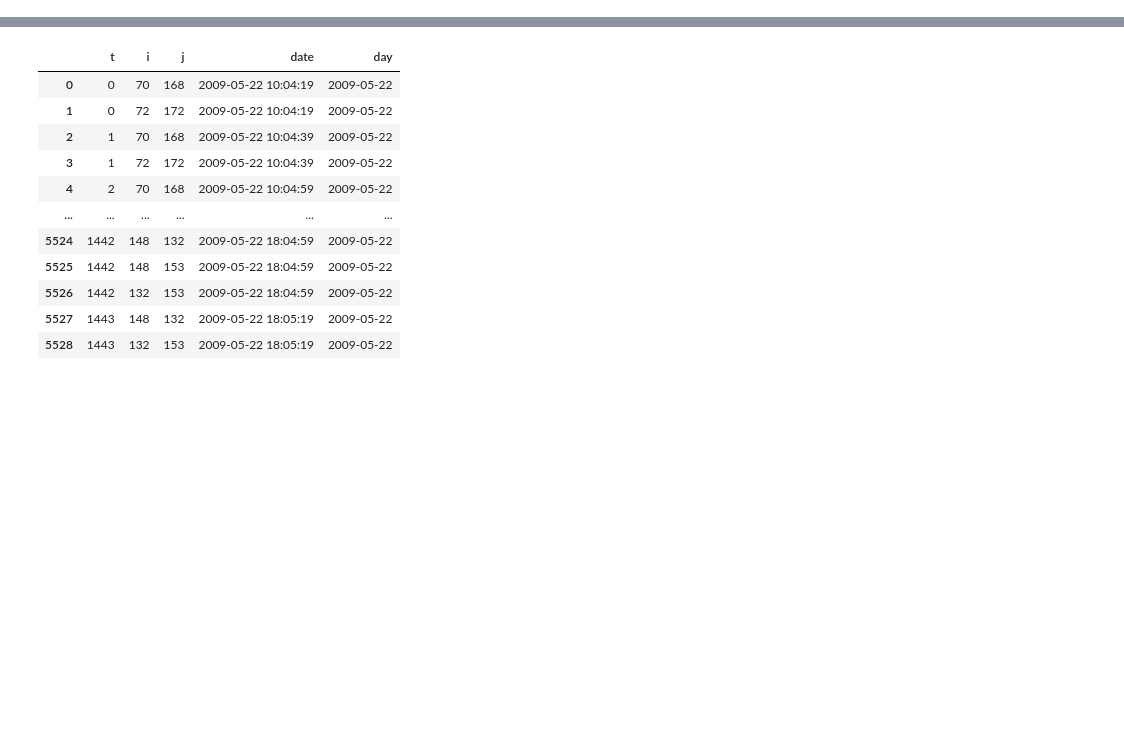
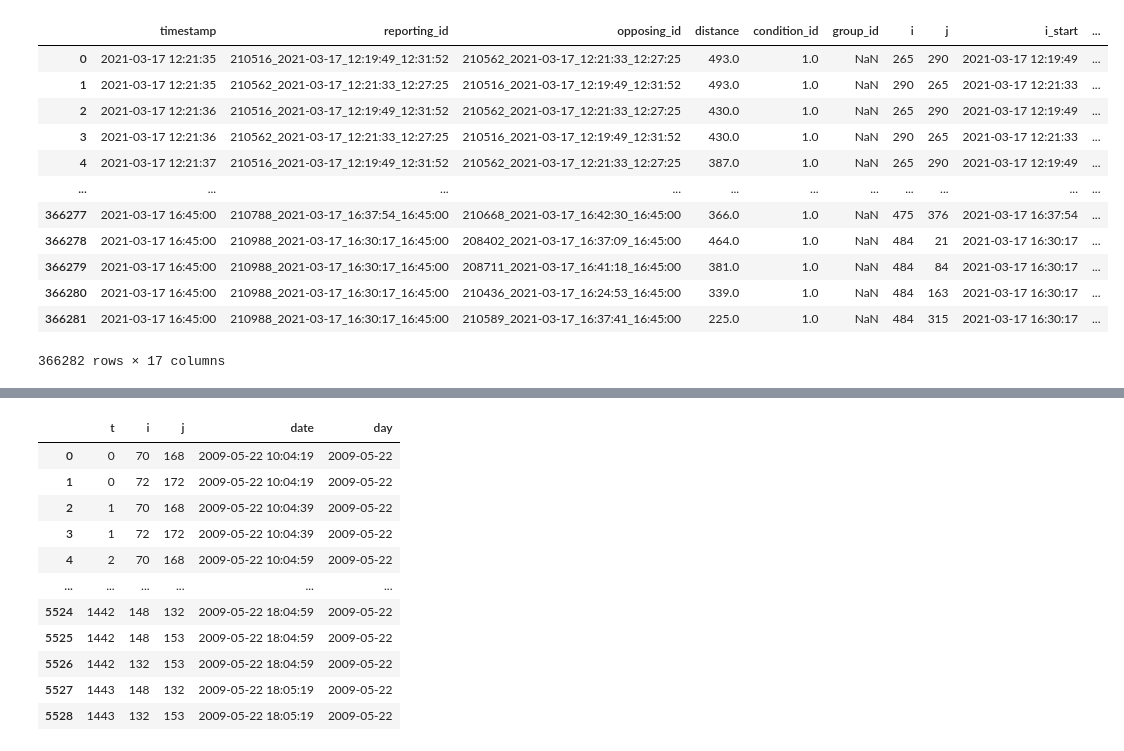
Before and after one commit to JurijSchoenfeld/Traf2Net, a Jupyter notebook: VF_data_handling.ipynb, the cells around one changed output, grey strips where cells are left out. Saved outputs shown, nothing was run; the diff lists cells and outputs as text; code cells hidden in the pictures; blank space fills up the shorter version.

```diff
--- a/VF_data_handling.ipynb
+++ b/VF_data_handling.ipynb
@@ -6,0 +23,53 @@ df = pyreadr.read_r('./data_eval/data-shared/20210317_processed.RDS')[None]
+# %%
+df = pyreadr.read_r('./data_eval/data-shared/20210317_processed.RDS')[None]
+
+# Get unique nodes
+unique_nodes = np.unique(df[['reporting_id', 'opposing_id']].values.flatten())
+inds = np.arange(0, len(unique_nodes), 1)
+
+# Get index like node names
+node_int_dict = dict(zip(unique_nodes, inds))
+
+# Map nodes to index
+df['i'] = df.reporting_id.map(node_int_dict)
+df['j'] = df.opposing_id.map(node_int_dict)
+
+# Extract start and end times from reporting_id and opposing_id
+df[['i_date', 'i_start', 'i_end']] = df['reporting_id'].str.split('_', expand=True).iloc[:, [1, 2, 3]]
+df[['j_date', 'j_start', 'j_end']] = df['opposing_id'].str.split('_', expand=True).iloc[:, [1, 2, 3]]
+
+# Combine date with start and end times
+df['i_start'] = pd.to_datetime(df['i_date'] + ' ' + df['i_start'])
+df['i_end'] = pd.to_datetime(df['i_date'] + ' ' + df['i_end'])
+df['j_start'] = pd.to_datetime(df['j_date'] + ' ' + df['j_start'])
+df['j_end'] = pd.to_datetime(df['j_date'] + ' ' + df['j_end'])
+
+# Drop intermediate date columns
+df.drop(['i_date', 'j_date'], axis=1, inplace=True)
+
+# Find the minimum timestamp
+min_timestamp = df[['i_start', 'i_end', 'j_start', 'j_end', 'timestamp']].min().min()
+
+# Normalize temporal columns to seconds since the smallest occurred time
+df['i_start_seconds'] = (df['i_start'] - min_timestamp).dt.total_seconds().astype('int')
+df['i_end_seconds'] = (df['i_end'] - min_timestamp).dt.total_seconds().astype('int')
+df['j_start_seconds'] = (df['j_start'] - min_timestamp).dt.total_seconds().astype('int')
+df['j_end_seconds'] = (df['j_end'] - min_timestamp).dt.total_seconds().astype('int')
+df['t'] = (df['timestamp'] - min_timestamp).dt.total_seconds().astype('int')
+
+# Display the resulting DataFrame
+df
+# %% [output]
+|  | timestamp | reporting_id | opposing_id | distance | condition_id | group_id | i | j | i_start | ... |
+| 0 | 2021-03-17 12:21:35 | 210516_2021-03-17_12:19:49_12:31:52 | 210562_2021-03-17_12:21:33_12:27:25 | 493.0 | 1.0 | NaN | 265 | 290 | 2021-03-17 12:19:49 | ... |
+| 1 | 2021-03-17 12:21:35 | 210562_2021-03-17_12:21:33_12:27:25 | 210516_2021-03-17_12:19:49_12:31:52 | 493.0 | 1.0 | NaN | 290 | 265 | 2021-03-17 12:21:33 | ... |
+| 2 | 2021-03-17 12:21:36 | 210516_2021-03-17_12:19:49_12:31:52 | 210562_2021-03-17_12:21:33_12:27:25 | 430.0 | 1.0 | NaN | 265 | 290 | 2021-03-17 12:19:49 | ... |
+| 3 | 2021-03-17 12:21:36 | 210562_2021-03-17_12:21:33_12:27:25 | 210516_2021-03-17_12:19:49_12:31:52 | 430.0 | 1.0 | NaN | 290 | 265 | 2021-03-17 12:21:33 | ... |
+| 4 | 2021-03-17 12:21:37 | 210516_2021-03-17_12:19:49_12:31:52 | 210562_2021-03-17_12:21:33_12:27:25 | 387.0 | 1.0 | NaN | 265 | 290 | 2021-03-17 12:19:49 | ... |
+| ... | ... | ... | ... | ... | ... | ... | ... | ... | ... | ... |
+| 366277 | 2021-03-17 16:45:00 | 210788_2021-03-17_16:37:54_16:45:00 | 210668_2021-03-17_16:42:30_16:45:00 | 366.0 | 1.0 | NaN | 475 | 376 | 2021-03-17 16:37:54 | ... |
+| 366278 | 2021-03-17 16:45:00 | 210988_2021-03-17_16:30:17_16:45:00 | 208402_2021-03-17_16:37:09_16:45:00 | 464.0 | 1.0 | NaN | 484 | 21 | 2021-03-17 16:30:17 | ... |
+| 366279 | 2021-03-17 16:45:00 | 210988_2021-03-17_16:30:17_16:45:00 | 208711_2021-03-17_16:41:18_16:45:00 | 381.0 | 1.0 | NaN | 484 | 84 | 2021-03-17 16:30:17 | ... |
+| 366280 | 2021-03-17 16:45:00 | 210988_2021-03-17_16:30:17_16:45:00 | 210436_2021-03-17_16:24:53_16:45:00 | 339.0 | 1.0 | NaN | 484 | 163 | 2021-03-17 16:30:17 | ... |
+| 366281 | 2021-03-17 16:45:00 | 210988_2021-03-17_16:30:17_16:45:00 | 210589_2021-03-17_16:37:41_16:45:00 | 225.0 | 1.0 | NaN | 484 | 315 | 2021-03-17 16:30:17 | ... |
+366282 rows × 17 columns
```
Also changed, not shown: parts of 5 cells of this notebook, 4 other files.
